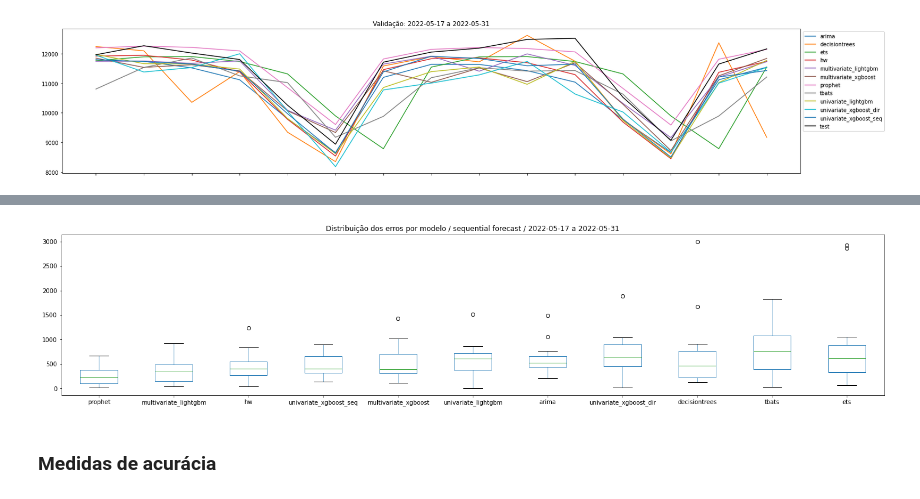
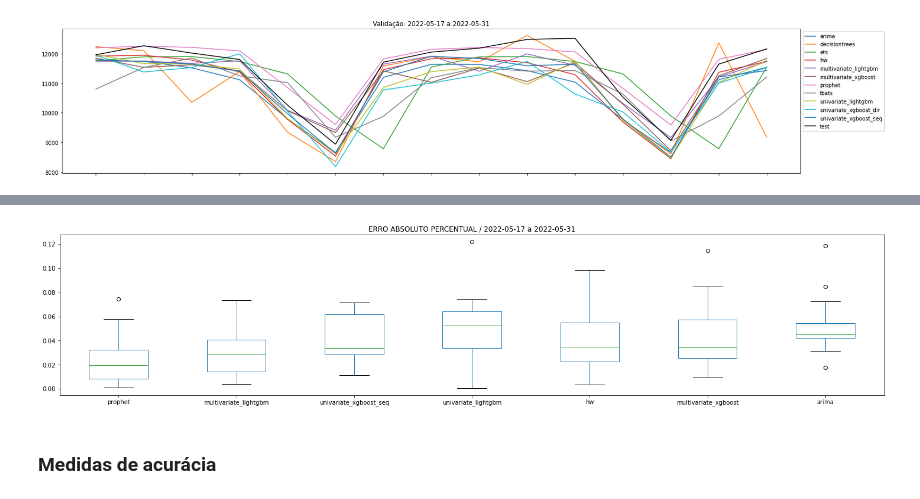
Before and after one commit to matheus-vizzotto/projecao_demanda_eletrica, a Jupyter notebook: models/forecasts/compare_fcs.ipynb, the cells around one changed output, grey strips where cells are left out. Saved outputs shown, nothing was run; the diff lists cells and outputs as text; code cells hidden in the pictures.

```diff
--- a/models/forecasts/compare_fcs.ipynb
+++ b/models/forecasts/compare_fcs.ipynb
@@ -64,26 +84,27 @@ px.line(df3, x = "date", y = "value", color= "variable", title=f"Validação: {d
 # %%
 # df de erros por modelo
 df_errors = df2.copy(deep=True)
 for col in df_errors.columns:
     if col == 'test':
         continue
     else:
-        df_errors[col] = df_errors[col] - df_errors['test']
+        #df_errors[col] = df_errors[col] - df_errors['test']
+        df_errors[col] = abs(df_errors[col] - df_errors['test'])/df_errors['test']
 df_errors.drop("test", axis = 1, inplace = True)
 
-sorted_index = df_errors.abs().sum().sort_values().index # ordernar boxplot seguinte por total de erros
-#sorted_index = df_errors.quantile(.9).sort_values().index # ordernar boxplot seguinte pelo quantil 95
+#sorted_index = df_errors.abs().sum().sort_values().index # ordernar boxplot seguinte por total de erros
+sorted_index = df_errors.quantile(.9).sort_values().index # ordernar boxplot seguinte pelo quantil 95
 df_sorted=df_errors[sorted_index].abs()
 
 plt.figure()
-df_sorted.boxplot(grid = False)
+df_sorted.iloc[:, :7].boxplot(grid = False)
 
-plt.title(f"Distribuição dos erros por modelo / sequential forecast / {date_init} a {date_end}")
+plt.title(f"ERRO ABSOLUTO PERCENTUAL / {date_init} a {date_end}")
 
 plt.show()
 #plt.savefig("distribuicao_erros_modelos_fc.jpeg")
 # %% [output]
-[figure, old version]
+[figure, new version]
 # %% [markdown]
 ### Medidas de acurácia
 # %%
```
Also changed, not shown: parts of 1 cell of this notebook.
